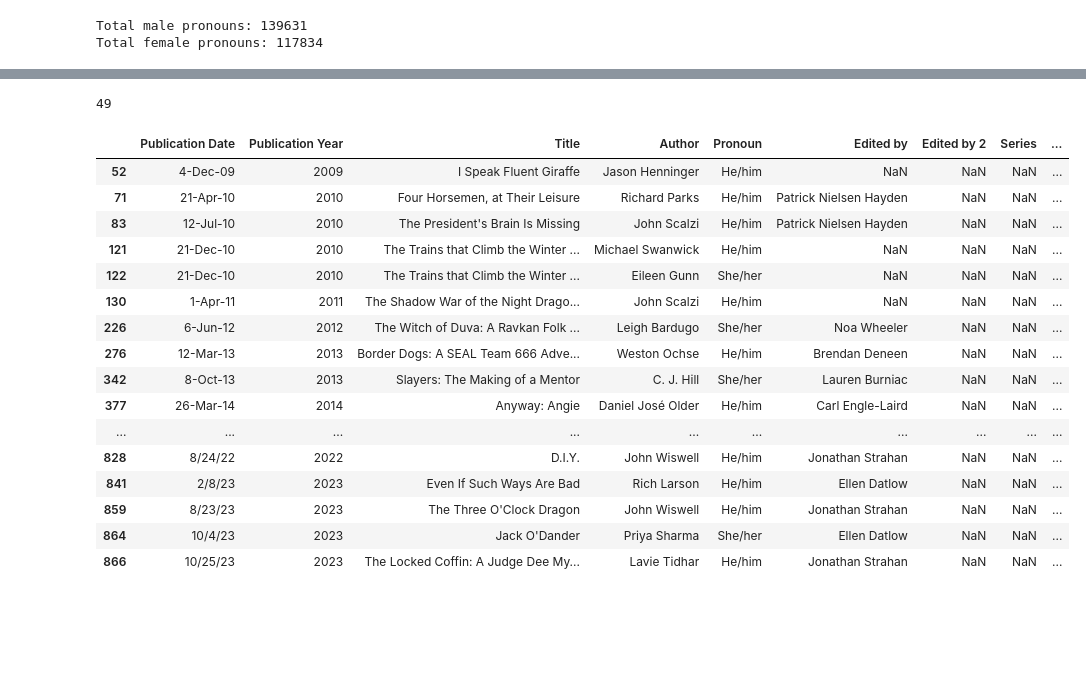
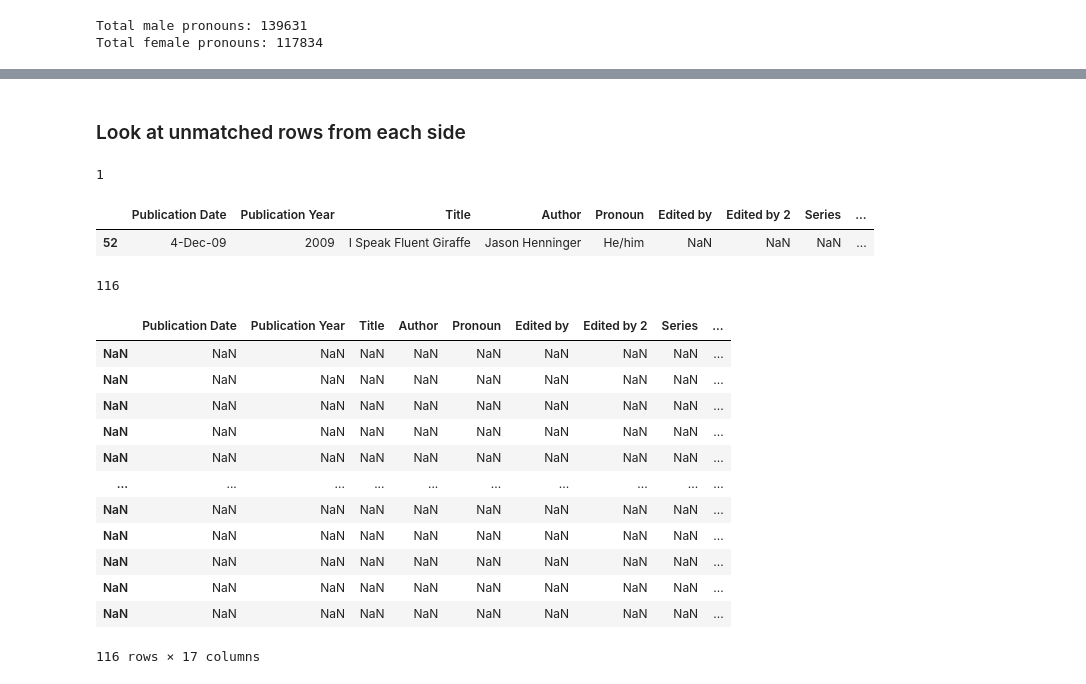
Before and after one commit to batmandoescalc/gvp, a Jupyter notebook: explore_stop_words.ipynb, the cells around one changed output, grey strips where cells are left out. Cells and saved outputs as stored; diff of their text form; code cells hidden in the pictures; blank space fills up the shorter version.

Commit message:
resolved most merging issues my mapping mismatched titles between csv and document list

```diff
--- a/explore_stop_words.ipynb
+++ b/explore_stop_words.ipynb
@@ -51,6 +56,8 @@ print("Matrix shape:", X.shape)
 Matrix shape: (762, 14355)
 # %%
 feature_names = vectorizer.get_feature_names_out()
+
+titles = clean_titles_from_filenames(filenames)
 
 bow_df = pd.DataFrame(X.toarray(), columns=feature_names, index=titles)
 
@@ -97,7 +116,0 @@ stats = pd.read_csv('data/compiled_stats.csv')
-# %%
-stats['cleaned_title'] = (
-       stats['Title']
-       #.apply(lambda x: unicodedata.normalize('NFKD', x).encode('ascii', 'ignore').#decode('ascii')
-       #          if isinstance(x, str) else x)
-       .str.replace(r"[:#/]", "", regex=True)
-)
@@ -104,9 +119,27 @@ stats['cleaned_title'] = (
+# %%
+stats = clean_titles_from_csv(stats)
+
+stats['cleaned_title'] = (
+    stats['cleaned_title']
+    .replace(title_map)
+)
 # %%
-pronoun_data = (
-    stats[stats['Type']=="Original Fiction"].merge(
+pronoun_data_left = (
+    stats[(stats['Type']=="Original Fiction") & (stats['Category']!="Reprint")].merge(
         bow_df[['male_total', 'female_total']],
         left_on='cleaned_title',
         right_index=True,
         how='left'
     )
+    .drop_duplicates()
 )
+
+pronoun_data_right = (
+    stats[(stats['Type']=="Original Fiction") & (stats['Category']!="Reprint")].merge(
+        bow_df[['male_total', 'female_total']],
+        left_on='cleaned_title',
+        right_index=True,
+        how='right'
+    )
+    .drop_duplicates()
+)
@@ -122,25 +170,31 @@ pronoun_data.head()
+# %% [markdown]
+### Look at unmatched rows from each side
 # %%
-num_nans = pronoun_data['female_total'].isna().sum()
-print(num_nans)
+num_nans_left = pronoun_data_left['female_total'].isna().sum()
+print(num_nans_left)
+unmatched_left = pronoun_data_left[pronoun_data_left['female_total'].isna()]
+unmatched_left
 # %% [output]
-49
+1
+|  | Publication Date | Publication Year | Title | Author | Pronoun | Edited by | Edited by 2 | Series | ... |
+| 52 | 4-Dec-09 | 2009 | I Speak Fluent Giraffe | Jason Henninger | He/him | NaN | NaN | NaN | ... |
 # %%
-pronoun_data[pronoun_data['female_total'].isna()]
+num_nans_right = pronoun_data_right['Title'].isna().sum()
+print(num_nans_right)
+unmatched_right = pronoun_data_right[pronoun_data_right['Title'].isna()]
+unmatched_right
 # %% [output]
+116
 |  | Publication Date | Publication Year | Title | Author | Pronoun | Edited by | Edited by 2 | Series | ... |
-| 52 | 4-Dec-09 | 2009 | I Speak Fluent Giraffe | Jason Henninger | He/him | NaN | NaN | NaN | ... |
-| 71 | 21-Apr-10 | 2010 | Four Horsemen, at Their Leisure | Richard Parks | He/him | Patrick Nielsen Hayden | NaN | NaN | ... |
-| 83 | 12-Jul-10 | 2010 | The President's Brain Is Missing | John Scalzi | He/him | Patrick Nielsen Hayden | NaN | NaN | ... |
-| 121 | 21-Dec-10 | 2010 | The Trains that Climb the Winter ... | Michael Swanwick | He/him | NaN | NaN | NaN | ... |
-| 122 | 21-Dec-10 | 2010 | The Trains that Climb the Winter ... | Eileen Gunn | She/her | NaN | NaN | NaN | ... |
-| 130 | 1-Apr-11 | 2011 | The Shadow War of the Night Drago... | John Scalzi | He/him | NaN | NaN | NaN | ... |
-| 226 | 6-Jun-12 | 2012 | The Witch of Duva: A Ravkan Folk ... | Leigh Bardugo | She/her | Noa Wheeler | NaN | NaN | ... |
-| 276 | 12-Mar-13 | 2013 | Border Dogs: A SEAL Team 666 Adve... | Weston Ochse | He/him | Brendan Deneen | NaN | NaN | ... |
-| 342 | 8-Oct-13 | 2013 | Slayers: The Making of a Mentor | C. J. Hill | She/her | Lauren Burniac | NaN | NaN | ... |
-| 377 | 26-Mar-14 | 2014 | Anyway: Angie | Daniel José Older | He/him | Carl Engle-Laird | NaN | NaN | ... |
+| NaN | NaN | NaN | NaN | NaN | NaN | NaN | NaN | NaN | ... |
+| NaN | NaN | NaN | NaN | NaN | NaN | NaN | NaN | NaN | ... |
+| NaN | NaN | NaN | NaN | NaN | NaN | NaN | NaN | NaN | ... |
+| NaN | NaN | NaN | NaN | NaN | NaN | NaN | NaN | NaN | ... |
+| NaN | NaN | NaN | NaN | NaN | NaN | NaN | NaN | NaN | ... |
 | ... | ... | ... | ... | ... | ... | ... | ... | ... | ... |
-| 828 | 8/24/22 | 2022 | D.I.Y. | John Wiswell | He/him | Jonathan Strahan | NaN | NaN | ... |
-| 841 | 2/8/23 | 2023 | Even If Such Ways Are Bad | Rich Larson | He/him | Ellen Datlow | NaN | NaN | ... |
-| 859 | 8/23/23 | 2023 | The Three O'Clock Dragon | John Wiswell | He/him | Jonathan Strahan | NaN | NaN | ... |
-| 864 | 10/4/23 | 2023 | Jack O'Dander | Priya Sharma | She/her | Ellen Datlow | NaN | NaN | ... |
-| 866 | 10/25/23 | 2023 | The Locked Coffin: A Judge Dee My... | Lavie Tidhar | He/him | Jonathan Strahan | NaN | NaN | ... |
+| NaN | NaN | NaN | NaN | NaN | NaN | NaN | NaN | NaN | ... |
+| NaN | NaN | NaN | NaN | NaN | NaN | NaN | NaN | NaN | ... |
+| NaN | NaN | NaN | NaN | NaN | NaN | NaN | NaN | NaN | ... |
+| NaN | NaN | NaN | NaN | NaN | NaN | NaN | NaN | NaN | ... |
+| NaN | NaN | NaN | NaN | NaN | NaN | NaN | NaN | NaN | ... |
+116 rows × 17 columns
```
Also changed, not shown: parts of 11 cells of this notebook, 2 other files.
